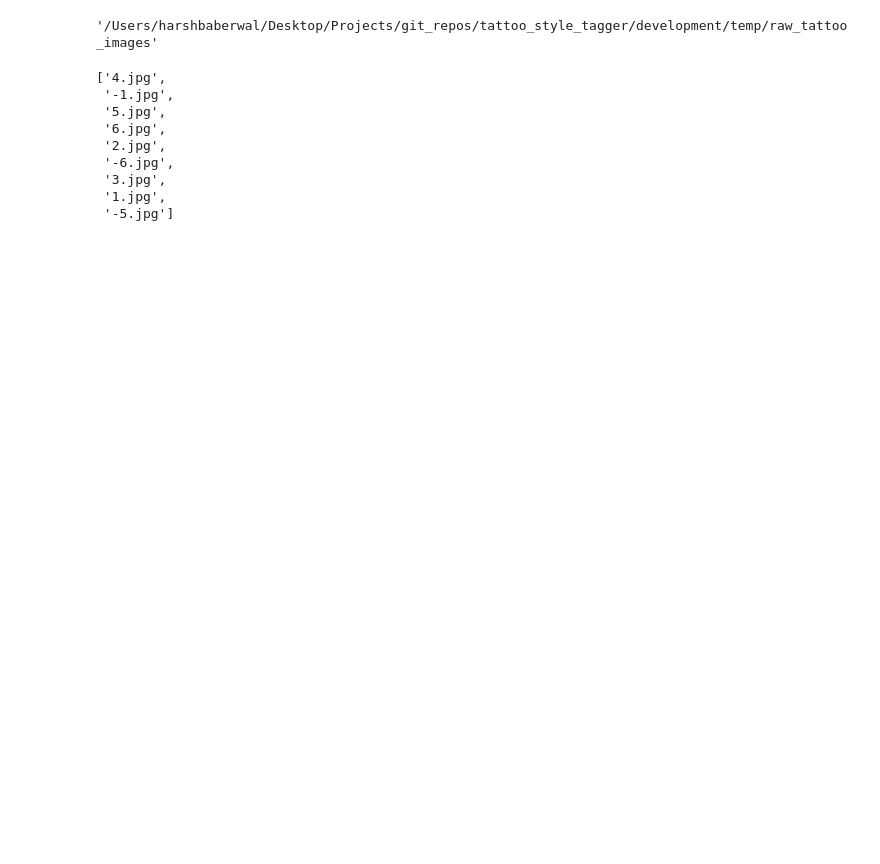
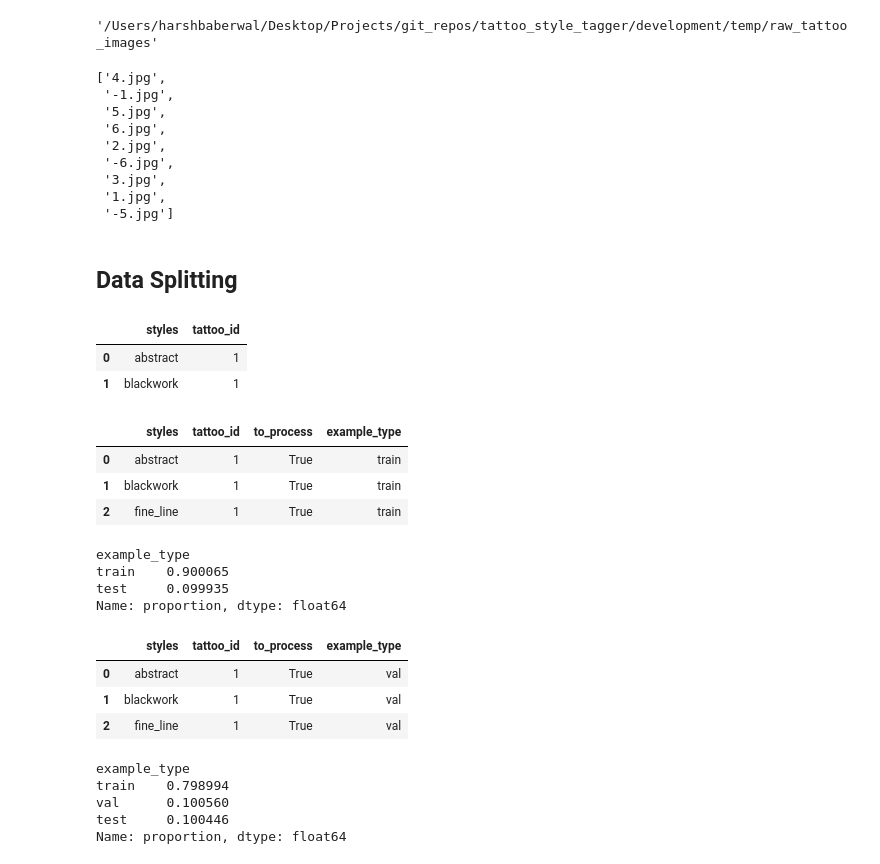
Before and after one commit to harshbaberwal21/tattoo_style_tagger, a Jupyter notebook: development/data_setup_check.ipynb, the cells around one changed output. Cells and saved outputs as stored; diff of their text form; code cells hidden in the pictures; blank space fills up the shorter version.

Commit message:
minor changes post high level data_daag testing

```diff
--- a/development/data_setup_check.ipynb
+++ b/development/data_setup_check.ipynb
@@ -272,3 +265,14 @@ os.listdir(raw_images_path)
  '3.jpg',
  '1.jpg',
  '-5.jpg']
+# %% [markdown]
+## Data Splitting
+# %%
+tattoo_meta_data_processed_augmented_testing = pd.read_csv("temp/tattoo_image_info_by_style_and_example_type.csv")[['styles','tattoo_id']]
+tattoo_meta_data_processed_augmented_testing.head(2)
+# %% [output]
+|  | styles | tattoo_id |
+| 0 | abstract | 1 |
+| 1 | blackwork | 1 |
+# %%
+tattoo_meta_data_processed_augmented_testing['to_process'] = True
@@ -274,0 +281,35 @@ os.listdir(raw_images_path)
+# %%
+prod_w_type = model_data_splitting(tattoo_meta_data_processed_augmented_testing)
+prod_w_type.head(3)
+# %% [output]
+|  | styles | tattoo_id | to_process | example_type |
+| 0 | abstract | 1 | True | train |
+| 1 | blackwork | 1 | True | train |
+| 2 | fine_line | 1 | True | train |
+# %%
+prod_w_type[
+['tattoo_id', 'example_type']
+].drop_duplicates()['example_type'].value_counts(normalize=True)
+# %% [output]
+example_type
+train    0.900065
+test     0.099935
+Name: proportion, dtype: float64
+# %%
+dev_w_type = model_data_splitting(tattoo_meta_data_processed_augmented_testing, dev=True)
+dev_w_type.head(3)
+# %% [output]
+|  | styles | tattoo_id | to_process | example_type |
+| 0 | abstract | 1 | True | val |
+| 1 | blackwork | 1 | True | val |
+| 2 | fine_line | 1 | True | val |
+# %%
+dev_w_type[
+['tattoo_id', 'example_type']
+].drop_duplicates()['example_type'].value_counts(normalize=True)
+# %% [output]
+example_type
+train    0.798994
+val      0.100560
+test     0.100446
+Name: proportion, dtype: float64
```
Also changed, not shown: parts of 10 cells of this notebook, 2 other files.
